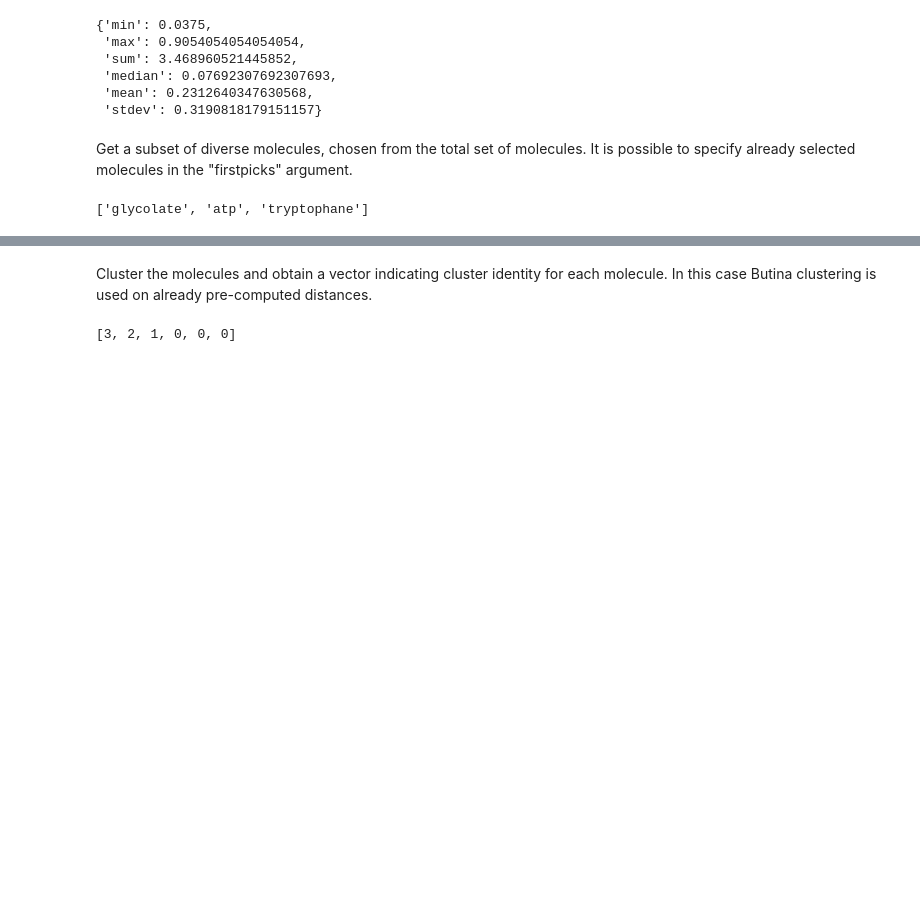
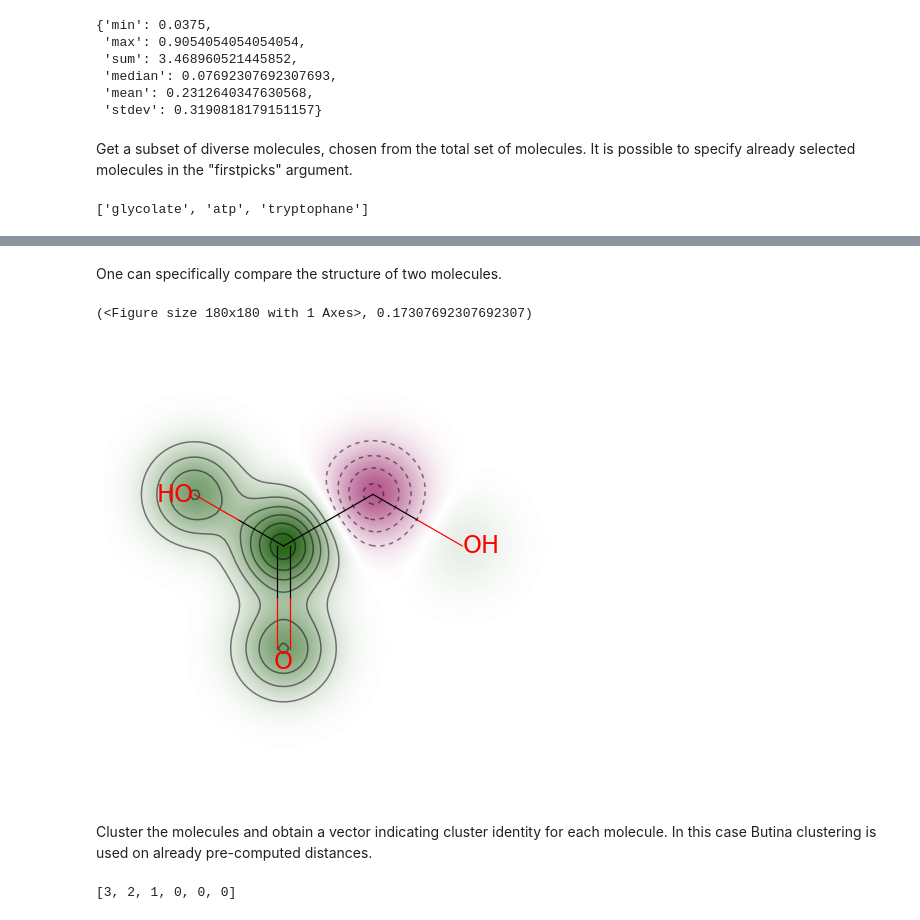
Before and after one commit to EngqvistLab/cheminformatics, a Jupyter notebook: code/cheminfo/package_usage.ipynb, the cells around one changed output, grey strips where cells are left out. Drawn from its saved outputs; the diff is of its cells as text; code cells hidden in the pictures; blank space fills up the shorter version.

```diff
--- a/code/cheminfo/package_usage.ipynb
+++ b/code/cheminfo/package_usage.ipynb
@@ -415,3 +430,10 @@ Draw the molecules and highlight the common substructure
+# %% [markdown]
+One can specifically compare the structure of two molecules.
+# %%
+data_obj.draw_mol_comparison(refmol='lactate', mol='glycolate')
+# %% [output]
+(<Figure size 180x180 with 1 Axes>, 0.17307692307692307)
+[figure, added]
 # %% [markdown]
 Cluster the molecules and obtain a vector indicating cluster identity for each molecule. In this case Butina clustering is used on already pre-computed distances.
 # %%
```
Also changed, not shown: parts of 10 cells of this notebook, 8 other files.
